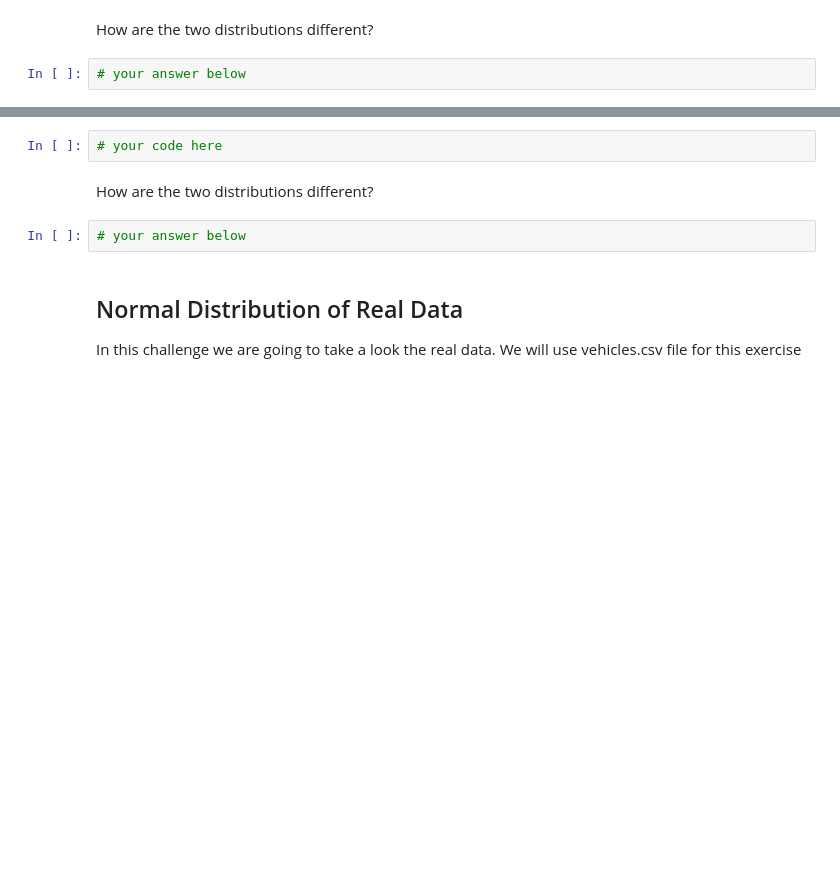
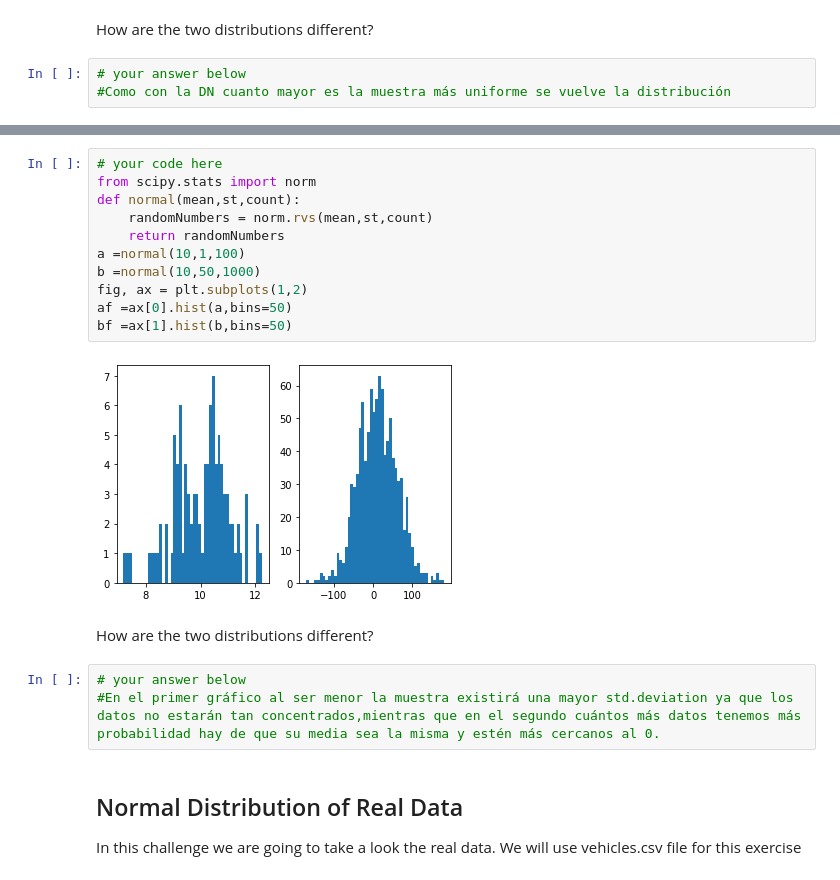
Before and after one commit to ironhack-datalabs/datamad0620, a Jupyter notebook: module-2/lab-continuous-probability-distribution/your-code/main.ipynb, the cells around one changed output, grey strips where cells are left out. Cells and saved outputs as stored; diff of their text form; blank space fills up the shorter version.

```diff
--- a/module-2/lab-continuous-probability-distribution/your-code/main.ipynb
+++ b/module-2/lab-continuous-probability-distribution/your-code/main.ipynb
@@ -50,7 +62,8 @@ Your output should look like below:
 # %% [markdown]
 How are the two distributions different?
-# %%
-# your answer below
+# %%
+# your answer below
+#Como con la DN cuanto mayor es la muestra más uniforme se vuelve la distribución
 # %% [markdown]
 ## Normal Distribution
 
@@ -62,12 +75,24 @@ How are the two distributions different?
 Expected output:
 
 ![normal distribution](nd.png)
-# %%
-# your code here
+# %%
+# your code here
+from scipy.stats import norm
+def normal(mean,st,count):
+    randomNumbers = norm.rvs(mean,st,count)
+    return randomNumbers
+a =normal(10,1,100)
+b =normal(10,50,1000)
+fig, ax = plt.subplots(1,2)
+af =ax[0].hist(a,bins=50)
+bf =ax[1].hist(b,bins=50)
+# %% [output]
+[figure, added]
 # %% [markdown]
 How are the two distributions different?
-# %%
-# your answer below
+# %%
+# your answer below
+#En el primer gráfico al ser menor la muestra existirá una mayor std.deviation ya que los datos no estarán tan concentrados,mientras que en el segundo cuántos más datos tenemos más probabilidad hay de que su media sea la misma y estén más cercanos al 0.
 # %% [markdown]
 ## Normal Distribution of Real Data
 
```
Also changed, not shown: parts of 11 cells of this notebook.
